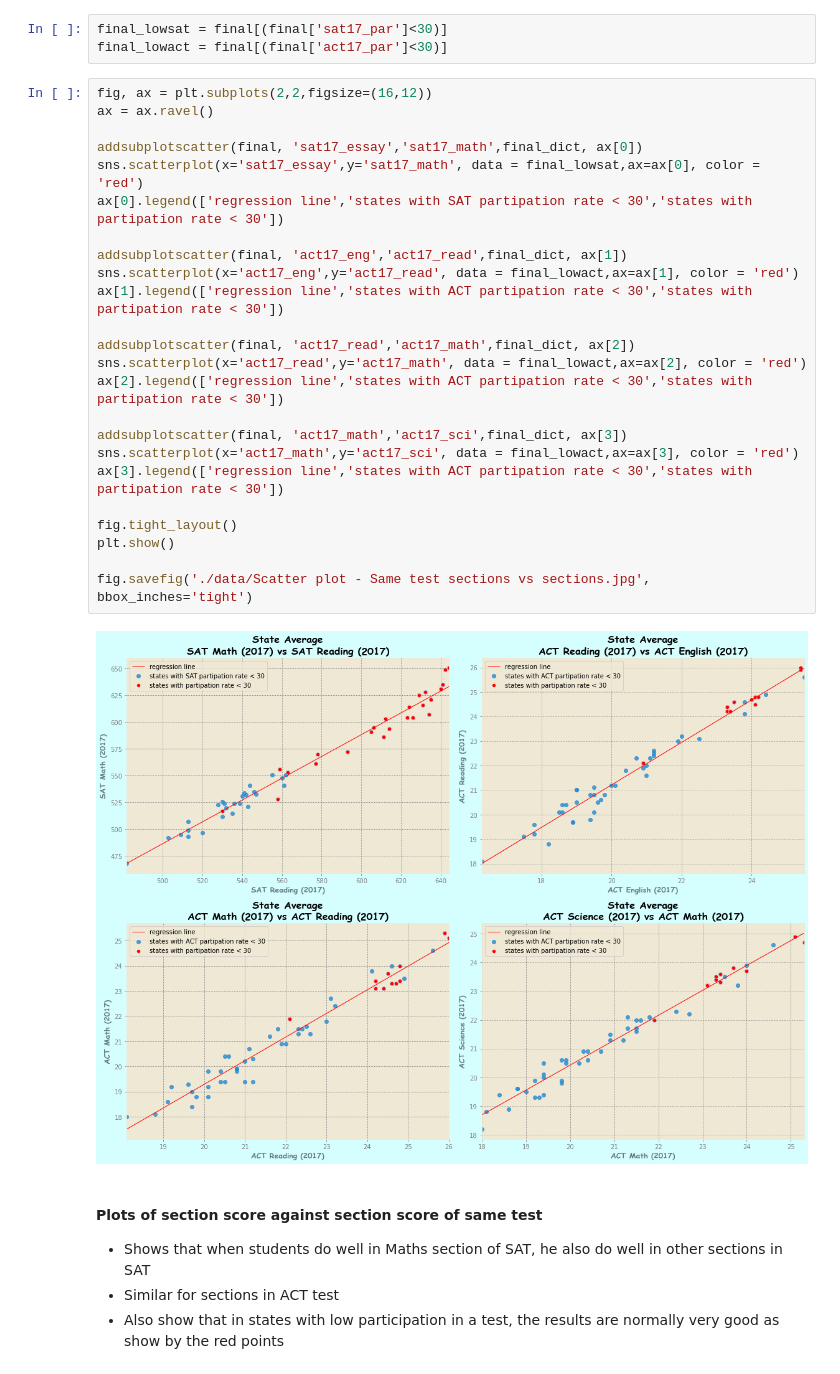
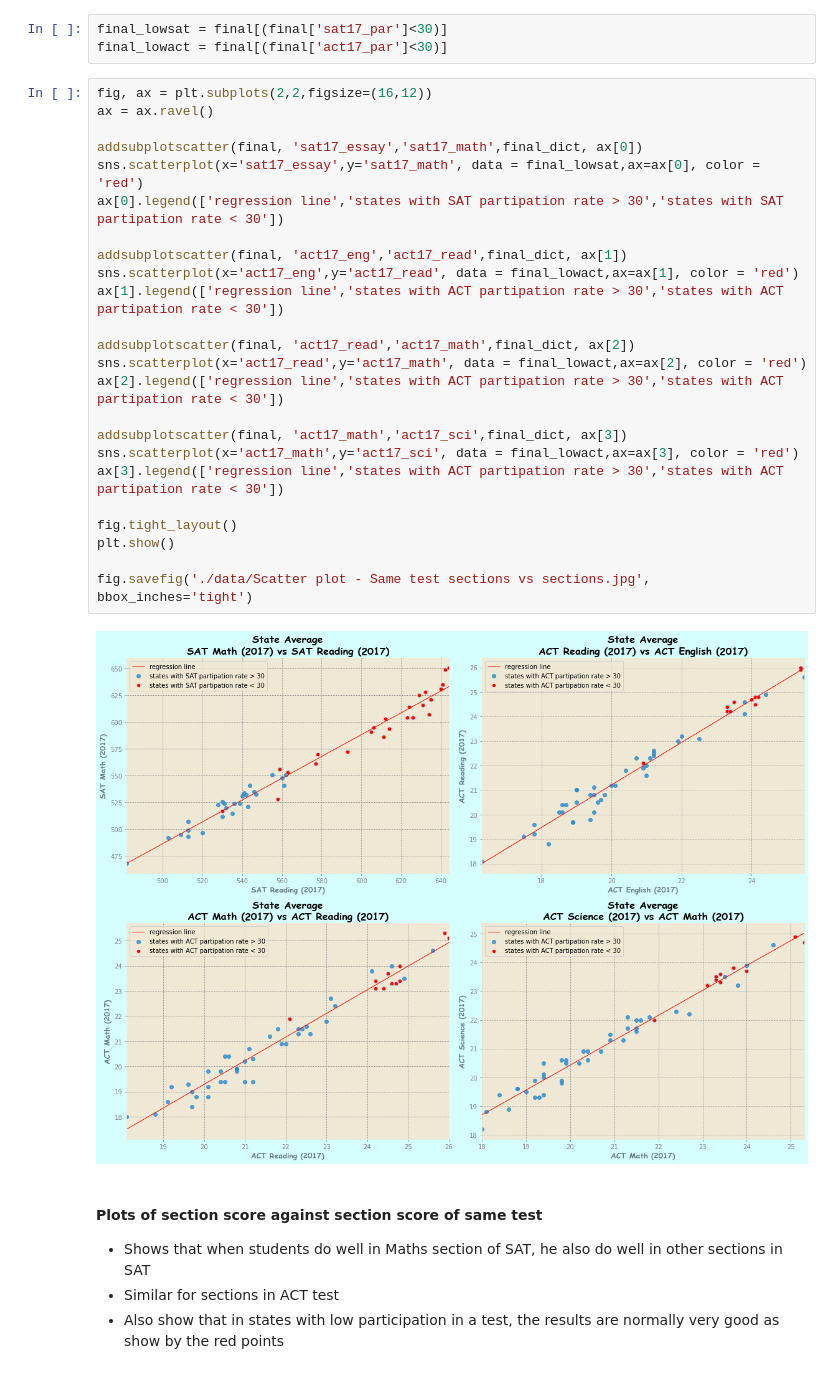
Before and after one commit to namkungchew/SAT-Participation, a Jupyter notebook: starter-code.ipynb, the cells around one changed output. Cells and saved outputs as stored; diff of their text form.

```diff
--- a/starter-code.ipynb
+++ b/starter-code.ipynb
@@ -1191,29 +1191,29 @@ final_lowact = final[(final['act17_par']<30)]
 # %%
 fig, ax = plt.subplots(2,2,figsize=(16,12))
 ax = ax.ravel()
 
 addsubplotscatter(final, 'sat17_essay','sat17_math',final_dict, ax[0])
 sns.scatterplot(x='sat17_essay',y='sat17_math', data = final_lowsat,ax=ax[0], color = 'red')
-ax[0].legend(['regression line','states with SAT partipation rate < 30','states with partipation rate < 30'])
+ax[0].legend(['regression line','states with SAT partipation rate > 30','states with SAT partipation rate < 30'])
 
 addsubplotscatter(final, 'act17_eng','act17_read',final_dict, ax[1])
 sns.scatterplot(x='act17_eng',y='act17_read', data = final_lowact,ax=ax[1], color = 'red')
-ax[1].legend(['regression line','states with ACT partipation rate < 30','states with partipation rate < 30'])
+ax[1].legend(['regression line','states with ACT partipation rate > 30','states with ACT partipation rate < 30'])
 
 addsubplotscatter(final, 'act17_read','act17_math',final_dict, ax[2])
 sns.scatterplot(x='act17_read',y='act17_math', data = final_lowact,ax=ax[2], color = 'red')
-ax[2].legend(['regression line','states with ACT partipation rate < 30','states with partipation rate < 30'])
+ax[2].legend(['regression line','states with ACT partipation rate > 30','states with ACT partipation rate < 30'])
 
 addsubplotscatter(final, 'act17_math','act17_sci',final_dict, ax[3])
 sns.scatterplot(x='act17_math',y='act17_sci', data = final_lowact,ax=ax[3], color = 'red')
-ax[3].legend(['regression line','states with ACT partipation rate < 30','states with partipation rate < 30'])
+ax[3].legend(['regression line','states with ACT partipation rate > 30','states with ACT partipation rate < 30'])
 
 fig.tight_layout()
 plt.show()
 
 fig.savefig('./data/Scatter plot - Same test sections vs sections.jpg', bbox_inches='tight')
 # %% [output]
-[figure, old version]
+[figure, new version]
 # %% [markdown]
 #### Plots of section score against section score of same test
 - Shows that when students do well in Maths section of SAT, he also do well in other sections in SAT
```
Also changed, not shown: parts of 1 cell of this notebook.
